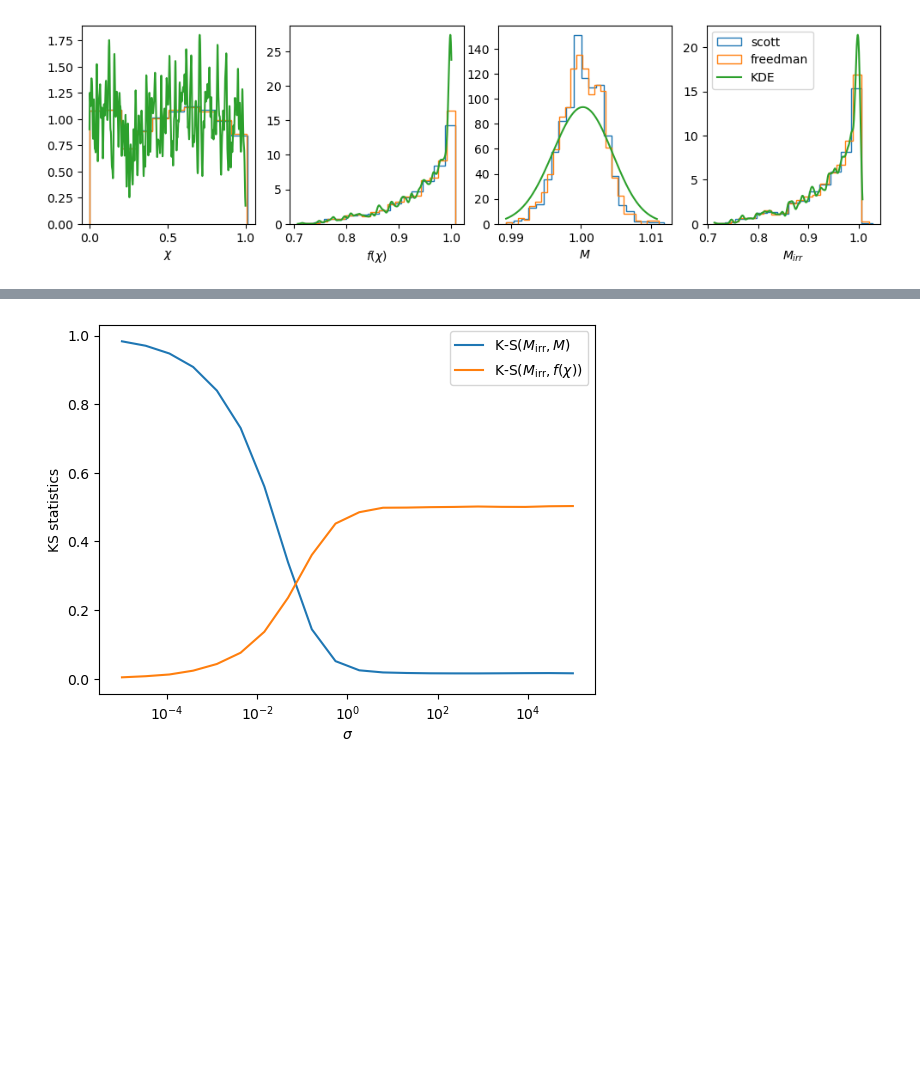
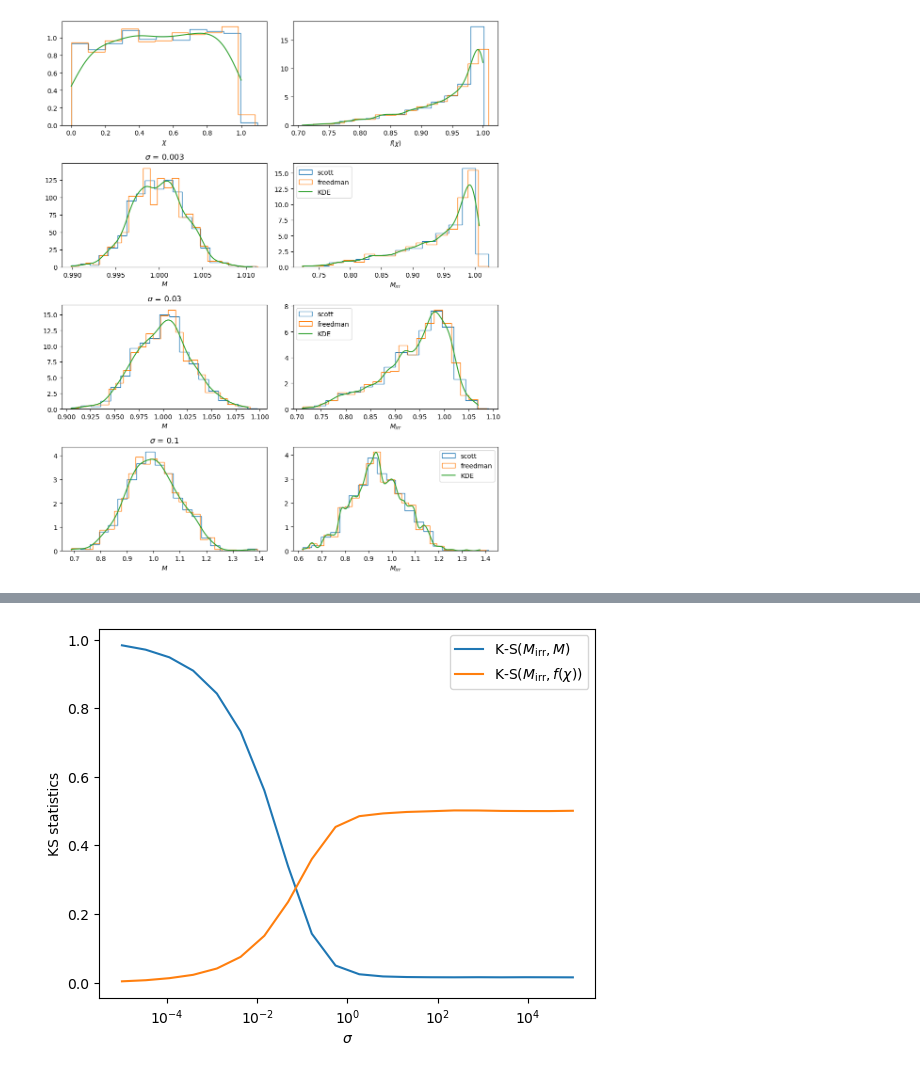
Before and after one commit to robertoinfurna/astrostatistics_bicocca_2024, a Jupyter notebook: working/07_The_irreducible_mass_of_Black_Holes.ipynb.ipynb, the cells around one changed output, grey strips where cells are left out. Saved outputs shown, nothing was run; the diff lists cells and outputs as text; code cells hidden in the pictures; blank space fills up the shorter version.

```diff
--- a/working/07_The_irreducible_mass_of_Black_Holes.ipynb.ipynb
+++ b/working/07_The_irreducible_mass_of_Black_Holes.ipynb.ipynb
@@ -51,71 +51,66 @@ from tqdm.notebook import tqdm
 # %%
-chi = stats.uniform(0,1).rvs(1000)   #random.uniform(0,1,1000)
-sigma = 0.003
-M = stats.norm(1,sigma).rvs(1000)
-f_chi = np.sqrt((1+np.sqrt(1-chi**2))/2)
-M_irr = M*f_chi
 
-from astropy.visualization.hist import hist as fancyhist
+# Generate random spin chi and compute f(chi)
+chi = stats.uniform(0,1).rvs(1000)
+f_chi = np.sqrt((1 + np.sqrt(1 - chi**2)) / 2)
 
-# Load the KDE module
-from sklearn.neighbors import KernelDensity
+# Define grids for KDE evaluation
+chi_grid = np.linspace(0, 1, 1000)
+f_chi_grid = np.linspace(np.sqrt(1/2), 1, 1000)
 
-chi_grid = np.linspace(0,1,1000)
-f_chi_grid = np.linspace(np.sqrt(1/2),1,1000)
-M_grid = np.linspace(M.min(),M.max(),1000)
-M_irr_grid = np.linspace(M_irr.min(),M_irr.max(),1000)
-
-def kde_sklearn(data, grid, bandwidth = 1.0, kernel="linear"):
-    kde_skl = KernelDensity(bandwidth = bandwidth,
-                            kernel=kernel)
+# KDE function
+def kde_sklearn(data, grid, bandwidth=1.0, kernel="linear"):
+    kde_skl = KernelDensity(bandwidth=bandwidth, kernel=kernel)
     kde_skl.fit(data[:, np.newaxis])
-    log_pdf = kde_skl.score_samples(grid[:, np.newaxis]) # sklearn returns log(density)
-
+    log_pdf = kde_skl.score_samples(grid[:, np.newaxis])
     return np.exp(log_pdf)
 
-bw = sigma
+# Create figure and axes
+fig, ax = plt.subplots(4, 2, figsize=(10, 12))
 
-fig, ax = plt.subplots(1,4,figsize=(12,3))
+# Row 0: histogram and KDE of chi
+_ = fancyhist(chi, bins="scott", histtype="step", density=True, ax=ax[0, 0])
+_ = fancyhist(chi, bins="freedman", histtype="step", density=True, ax=ax[0, 0])
+kde_spin = kde_sklearn(chi, chi_grid, bandwidth=0.1, kernel="gaussian")
+ax[0, 0].plot(chi_grid, kde_spin)
+ax[0, 0].set_xlabel("$\chi$")
 
-_ = fancyhist(chi, bins="scott", histtype="step",density=True,ax=ax[0])
-_ = fancyhist(chi, bins="freedman", histtype="step",density=True,ax=ax[0])
+# Row 1: histogram and KDE of f(chi)
+_ = fancyhist(f_chi, bins="scott", histtype="step", density=True, ax=ax[0, 1])
+_ = fancyhist(f_chi, bins="freedman", histtype="step", density=True, ax=ax[0, 1])
+kde_f_chi = kde_sklearn(f_chi, f_chi_grid, bandwidth=0.01, kernel="gaussian")
+ax[0, 1].plot(f_chi_grid, kde_f_chi)
+ax[0, 1].set_xlabel("$f(\chi)$")
 
-kde_spin = kde_sklearn(chi,chi_grid,bandwidth=bw,kernel="gaussian")
-ax[0].plot(chi_grid,kde_spin)
+# Rows 2–4: M and M_irr for different sigmas
+for i, sigma in enumerate([0.003, 0.03, 0.1]):
+    row = i + 1
+    M = stats.norm(1, sigma).rvs(1000)
+    M_irr = M * f_chi
 
-ax[0].set_xlabel("$\chi$")
+    M_grid = np.linspace(M.min(), M.max(), 1000)
+    M_irr_grid = np.linspace(M_irr.min(), M_irr.max(), 1000)
 
-##
-_ = fancyhist(f_chi, bins="scott", histtype="step",density=True,ax=ax[1])
-_ = fancyhist(f_chi, bins="freedman", histtype="step",density=True,ax=ax[1])
+    # M histograms and KDE
+    _ = fancyhist(M, bins="scott", histtype="step", density=True, ax=ax[row, 0])
+    _ = fancyhist(M, bins="freedman", histtype="step", density=True, ax=ax[row, 0])
+    kde_M = kde_sklearn(M, M_grid, bandwidth=sigma/4, kernel="gaussian")
+    ax[row, 0].plot(M_grid, kde_M)
+    ax[row, 0].set_title(f'$\sigma$ = {sigma}')
+    ax[row, 0].set_xlabel("$M$")
 
-kde_f_chi = kde_sklearn(f_chi,f_chi_grid,bandwidth=bw,kernel="gaussian")
-ax[1].plot(f_chi_grid,kde_f_chi)
+    # M_irr histograms and KDE
+    _ = fancyhist(M_irr, bins="scott", histtype="step", density=True, ax=ax[row, 1], label='scott')
+    _ = fancyhist(M_irr, bins="freedman", histtype="step", density=True, ax=ax[row, 1], label='freedman')
+    kde_M_irr = kde_sklearn(M_irr, M_irr_grid, bandwidth=0.01, kernel="gaussian")
+    ax[row, 1].plot(M_irr_grid, kde_M_irr, label='KDE')
+    ax[row, 1].legend()
+    ax[row, 1].set_xlabel('$M_{irr}$')
 
-ax[1].set_xlabel("$f(\chi)$")
-
-##
-_ = fancyhist(M, bins="scott", histtype="step",density=True,ax=ax[2])
-_ = fancyhist(M, bins="freedman", histtype="step",density=True,ax=ax[2])
-
-kde_M = kde_sklearn(M,M_grid,bandwidth=bw,kernel="gaussian")
-ax[2].plot(M_grid,kde_M)
-
-ax[2].set_xlabel("$M$")
-
-##
-
-_ = fancyhist(M_irr, bins="scott", histtype="step",density=True,ax=ax[3],label='scott')
-_ = fancyhist(M_irr, bins="freedman", histtype="step",density=True,ax=ax[3],label='freedman')
-
-kde_M_irr = kde_sklearn(M_irr,M_irr_grid,bandwidth=bw,kernel="gaussian")
-ax[3].plot(M_irr_grid,kde_M_irr,label='KDE')
-ax[3].legend()
-ax[3].set_xlabel('$M_{irr}$')
-
+plt.tight_layout()
 plt.show()
 # %% [output]
-[figure, old version]
+[figure, new version]
 # %% [markdown]
 **K-S tests**
 
```
Also changed, not shown: parts of 10 cells of this notebook.
